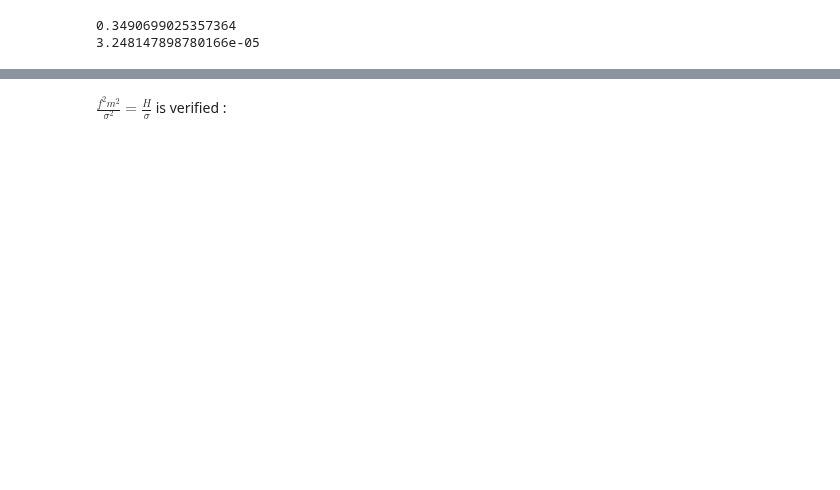
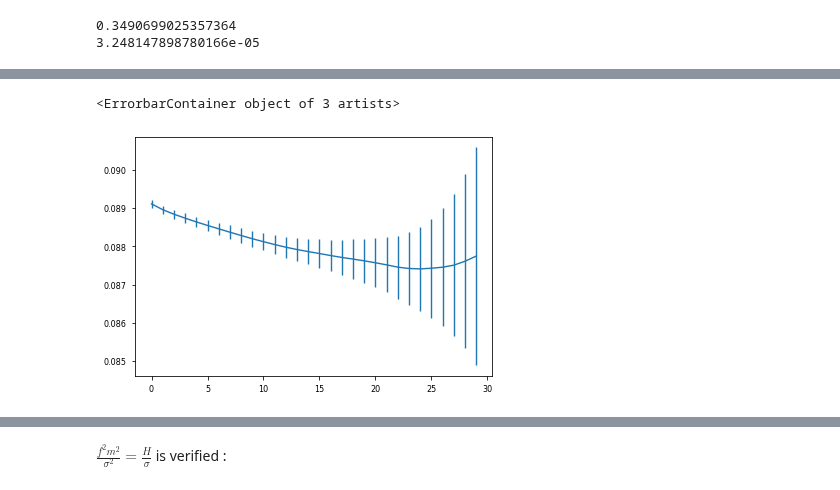
Before and after one commit to jannisgebbo/langevinA, a Jupyter notebook: jupyter_notebooks/superpaper_finalized.ipynb, the cells around one changed output, grey strips where cells are left out. Saved outputs shown, nothing was run; the diff lists cells and outputs as text; code cells hidden in the pictures; blank space fills up the shorter version.

```diff
--- a/jupyter_notebooks/superpaper_finalized.ipynb
+++ b/jupyter_notebooks/superpaper_finalized.ipynb
@@ -172,0 +200,5 @@ dataminus.save("propagator","phi", fmt = "gnuplot", yfact = 1.0)
+# %%
+plt.errorbar(np.arange(maxInd),res[:,1],resErr[:,1])
+# %% [output]
+<ErrorbarContainer object of 3 artists>
+[figure, added]
```
Also changed, not shown: parts of 46 cells of this notebook, 5 other files.
